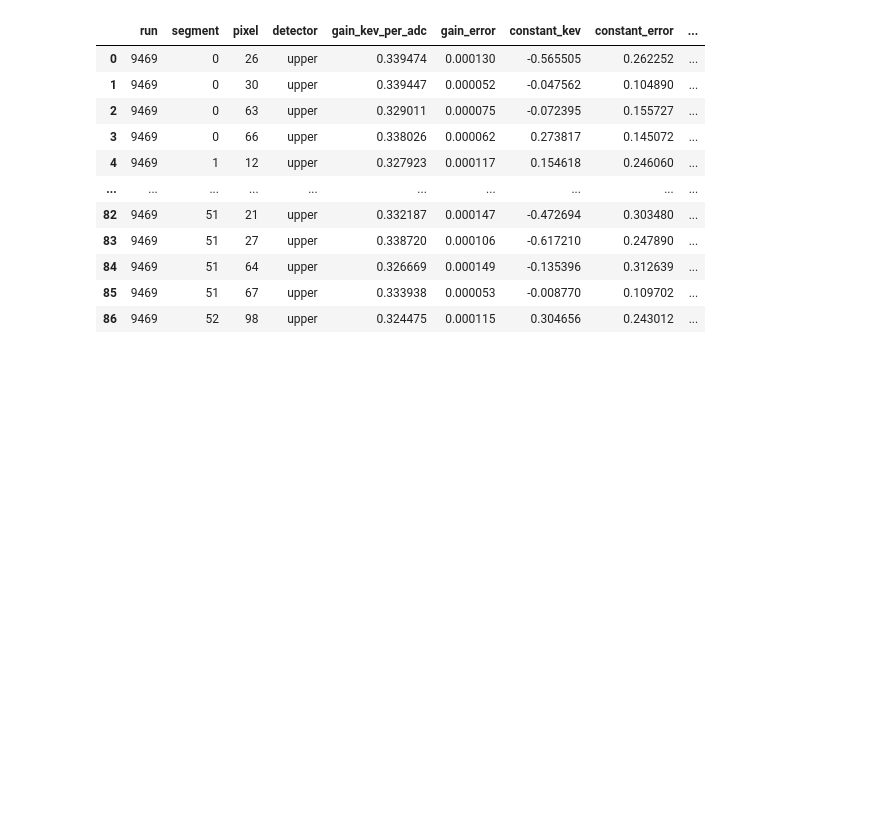
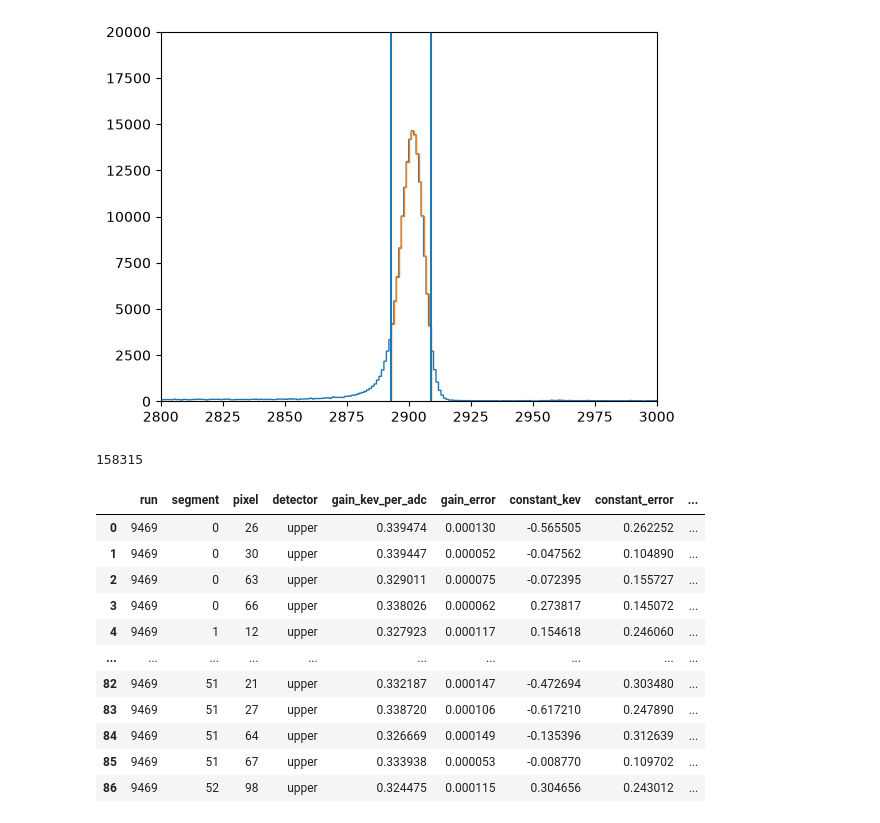
Before and after one commit to arlee-shelby/CalibrationNet, a Jupyter notebook: Untitled.ipynb, the cells around one changed output. Cells and saved outputs as stored; diff of their text form; code cells hidden in the pictures; blank space fills up the shorter version.

```diff
--- a/Untitled.ipynb
+++ b/Untitled.ipynb
@@ -14,3 +17,19 @@ from calibrationnet.fitting import run_recipe, fit_seeded, gain_scout, pixel_rel
+# %%
+bins, counts = q.spectrum(9521, 64, segment=37)
+# %%
+plt.stairs(counts, bins)
+plt.ylim(0,20000)
+plt.xlim(2800,3000)
+plt.axvline(2893)
+plt.axvline(2909)
+plt.stairs(counts[2893:2909], bins[2893:2910])
+plt.show()
+# %% [output]
+[figure, added]
+# %%
+sum(counts[2893:2910])
+# %% [output]
+158315
 # %%
 df = calibration_summary([9469], "nabpy-standard", "upper")
 df
```
Also changed, not shown: parts of 1 cell of this notebook, 10 other files.
